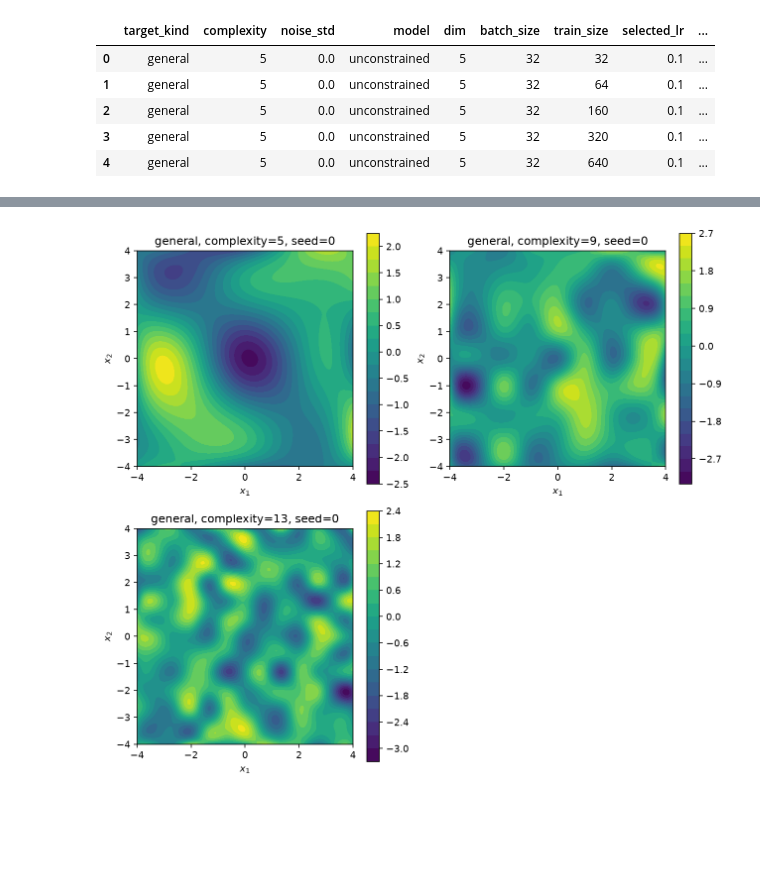
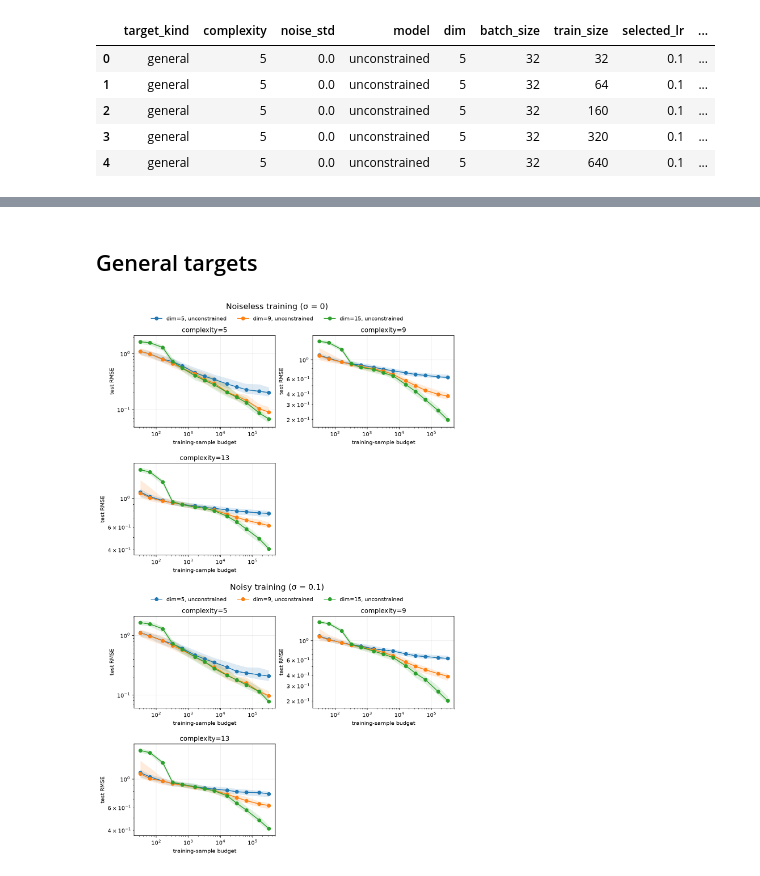
Before and after one commit to alexshtf/spectral_neuron_paper, a Jupyter notebook: notebooks/bivariate_fitting.ipynb, the cells around one changed output, grey strips where cells are left out. Cells and saved outputs as stored; diff of their text form; code cells hidden in the pictures; blank space fills up the shorter version.

```diff
--- a/notebooks/bivariate_fitting.ipynb
+++ b/notebooks/bivariate_fitting.ipynb
@@ -19,9 +18,9 @@ from paper.tuning import summarize_raw
 
 mpl.rcParams["figure.dpi"] = 140
 # %%
-profile_name = "small"
+profile_name = "full"
+profile = bivariate.PROFILES[profile_name]
 raw_path = synthetic.default_raw_path("bivariate", profile_name)
-plot_target_kind = "general"
 # %%
 if not raw_path.exists():
     raise FileNotFoundError(
@@ -47,7 +41,7 @@ plot_scaling(plot_summary);
-# %%
-plot_bivariate_target_gallery([
-    TargetSpec(kind=plot_target_kind, complexity=complexity, seed=0)
-    for complexity in sorted(plot_summary["complexity"].unique())
-]);
-# %% [output]
-[figure, removed]
+# %% [markdown]
+## General targets
+# %%
+general_summary = summary.loc[summary["target_kind"] == "general"]
+plot_scaling(general_summary);
+# %% [output]
+[figure, added]
```
Also changed, not shown: parts of 9 cells of this notebook, 34 other files.
